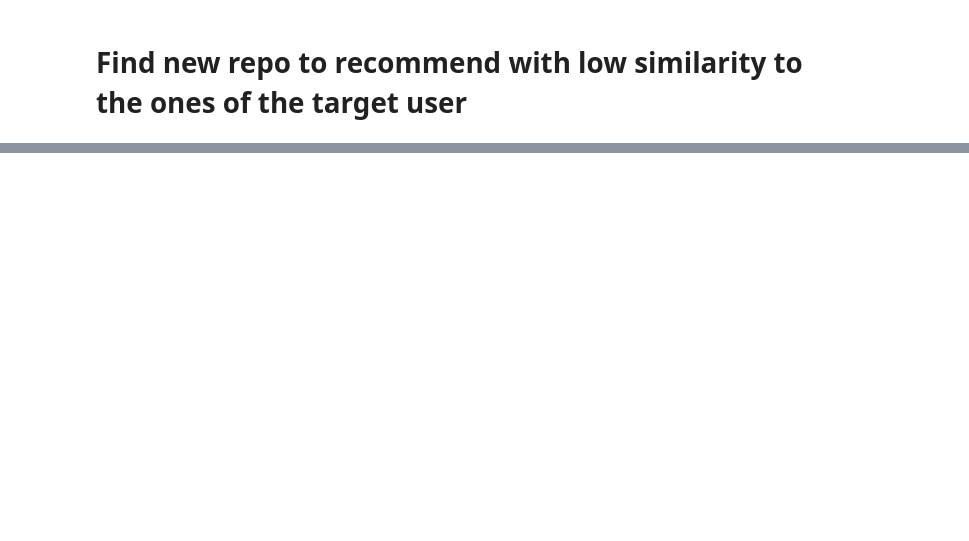
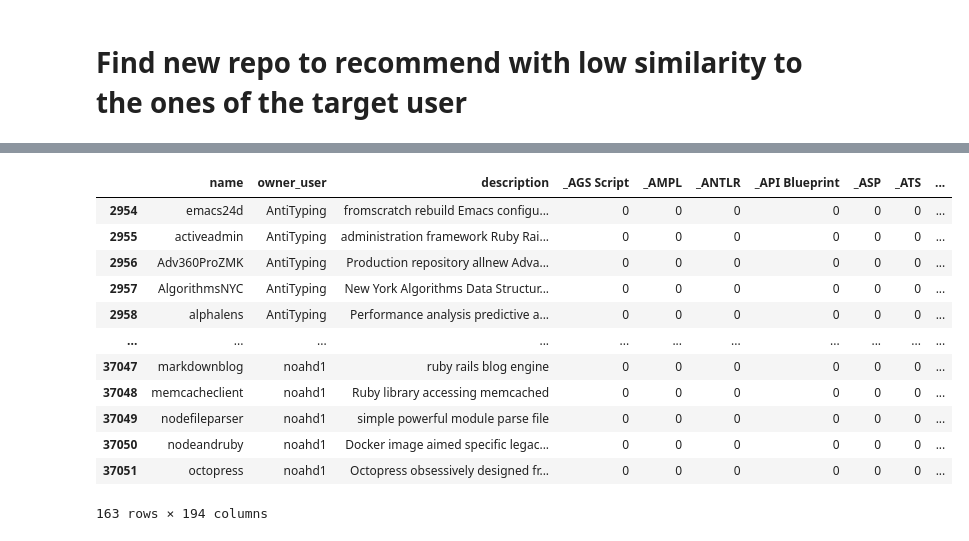
Before and after one commit to RecandChat/CodeCompass, a Jupyter notebook: monkelib/models/modelling_differentiating_repos.ipynb, the cells around one changed output, grey strips where cells are left out. Drawn from its saved outputs; the diff is of its cells as text; code cells hidden in the pictures; blank space fills up the shorter version.

Commit message:
tweaks to model

```diff
--- a/monkelib/models/modelling_differentiating_repos.ipynb
+++ b/monkelib/models/modelling_differentiating_repos.ipynb
@@ -158,0 +167,23 @@ vectors[target_user]
+# %%
+# given the user df, use the array outputed from the KNN model to list their repos and put them into a df
+neighborsAndTargetRepos = user_df.iloc[neighborsAndTarget]
+
+neighborsRepos = pd.DataFrame(columns = df.columns)
+for index in neighborsAndTargetRepos.index:
+    neighborsRepos = neighborsRepos.append(df[df['owner_user'] == user_df.at[index, 'owner_user']])
+# %%
+neighborsRepos
+# %% [output]
+|  | name | owner_user | description | _AGS Script | _AMPL | _ANTLR | _API Blueprint | _ASP | _ATS | ... |
+| 2954 | emacs24d | AntiTyping | fromscratch rebuild Emacs configu... | 0 | 0 | 0 | 0 | 0 | 0 | ... |
+| 2955 | activeadmin | AntiTyping | administration framework Ruby Rai... | 0 | 0 | 0 | 0 | 0 | 0 | ... |
+| 2956 | Adv360ProZMK | AntiTyping | Production repository allnew Adva... | 0 | 0 | 0 | 0 | 0 | 0 | ... |
+| 2957 | AlgorithmsNYC | AntiTyping | New York Algorithms Data Structur... | 0 | 0 | 0 | 0 | 0 | 0 | ... |
+| 2958 | alphalens | AntiTyping | Performance analysis predictive a... | 0 | 0 | 0 | 0 | 0 | 0 | ... |
+| ... | ... | ... | ... | ... | ... | ... | ... | ... | ... | ... |
+| 37047 | markdownblog | noahd1 | ruby rails blog engine | 0 | 0 | 0 | 0 | 0 | 0 | ... |
+| 37048 | memcacheclient | noahd1 | Ruby library accessing memcached | 0 | 0 | 0 | 0 | 0 | 0 | ... |
+| 37049 | nodefileparser | noahd1 | simple powerful module parse file | 0 | 0 | 0 | 0 | 0 | 0 | ... |
+| 37050 | nodeandruby | noahd1 | Docker image aimed specific legac... | 0 | 0 | 0 | 0 | 0 | 0 | ... |
+| 37051 | octopress | noahd1 | Octopress obsessively designed fr... | 0 | 0 | 0 | 0 | 0 | 0 | ... |
+163 rows × 194 columns
```
Also changed, not shown: parts of 7 cells of this notebook.
